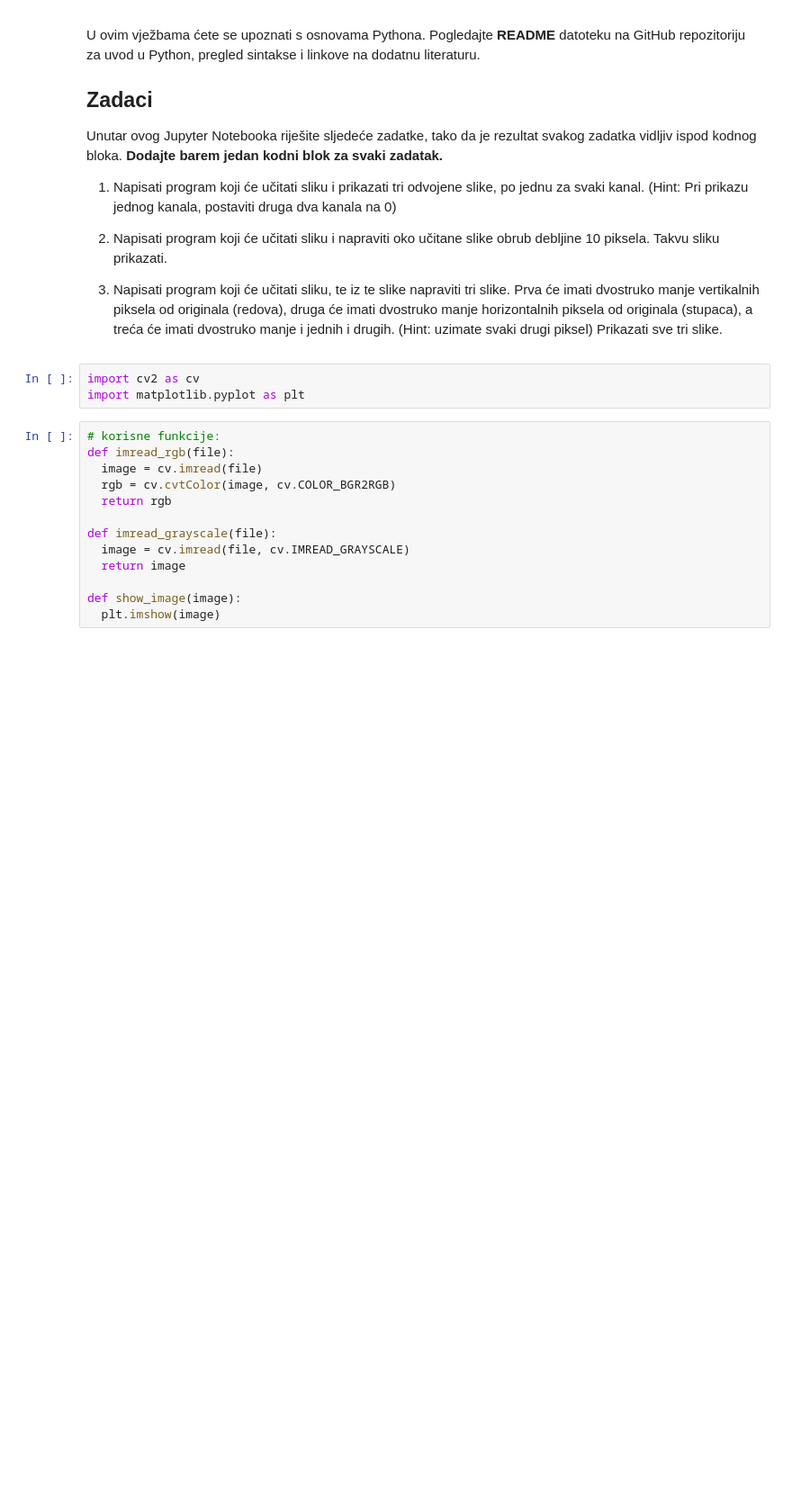
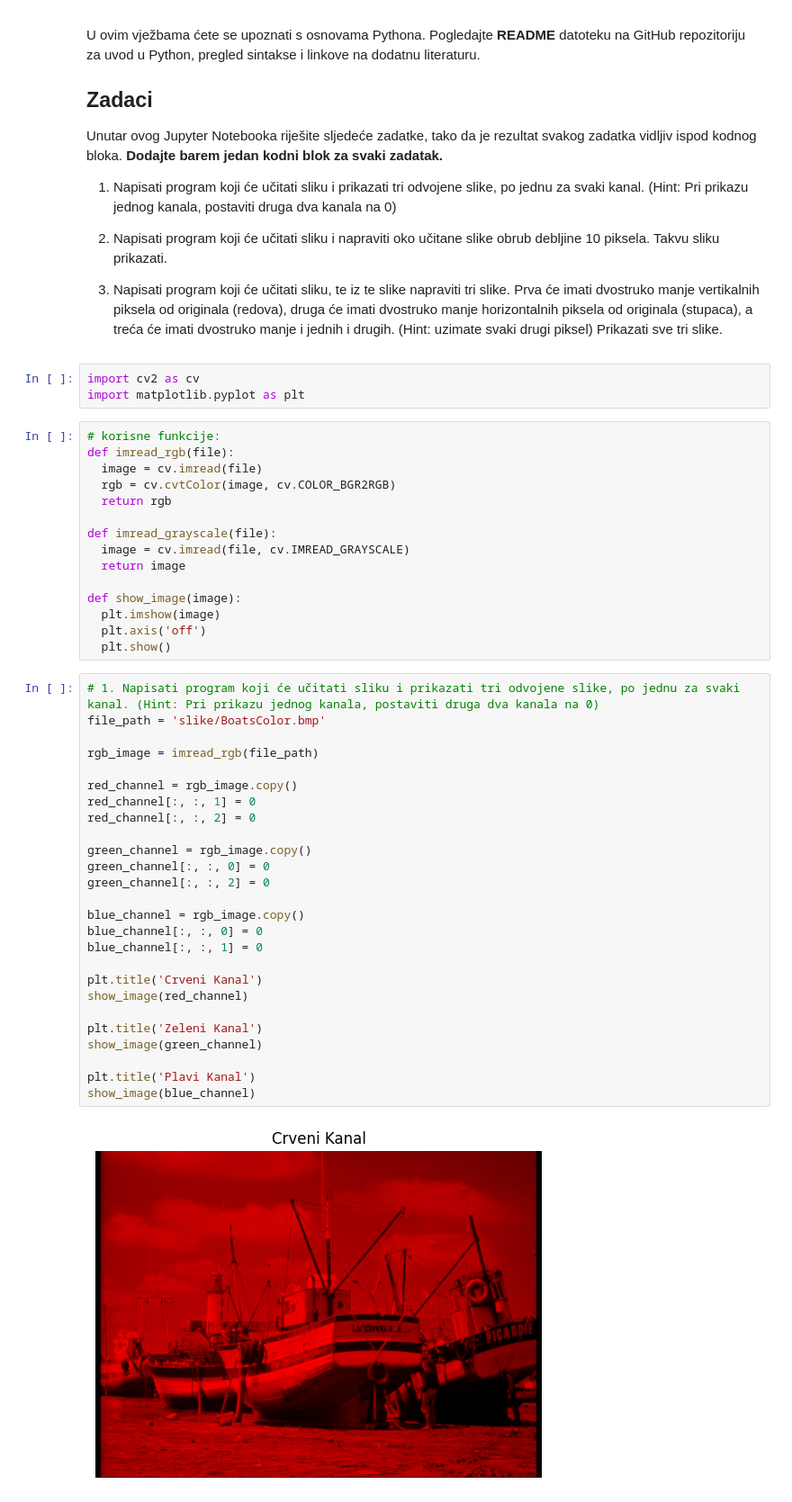
Before and after one commit to IamGrimbo/mono-praksa, a Jupyter notebook: lab1.ipynb, the cells around one changed output. Shown at 90% size. Saved outputs shown, nothing was run; the diff lists cells and outputs as text; blank space fills up the shorter version.

```diff
--- a/lab1.ipynb
+++ b/lab1.ipynb
@@ -124,3 +125,33 @@ def imread_grayscale(file):
 
 def show_image(image):
   plt.imshow(image)
+  plt.axis('off')
+  plt.show()
+# %%
+# 1. Napisati program koji će učitati sliku i prikazati tri odvojene slike, po jednu za svaki kanal. (Hint: Pri prikazu jednog kanala, postaviti druga dva kanala na 0)
+file_path = 'slike/BoatsColor.bmp'
+
+rgb_image = imread_rgb(file_path)
+
+red_channel = rgb_image.copy()
+red_channel[:, :, 1] = 0
+red_channel[:, :, 2] = 0
+
+green_channel = rgb_image.copy()
+green_channel[:, :, 0] = 0
+green_channel[:, :, 2] = 0
+
+blue_channel = rgb_image.copy()
+blue_channel[:, :, 0] = 0
+blue_channel[:, :, 1] = 0
+
+plt.title('Crveni Kanal')
+show_image(red_channel)
+
+plt.title('Zeleni Kanal')
+show_image(green_channel)
+
+plt.title('Plavi Kanal')
+show_image(blue_channel)
+# %% [output]
+[figure, added]
```
Also changed, not shown: parts of 3 cells of this notebook.
